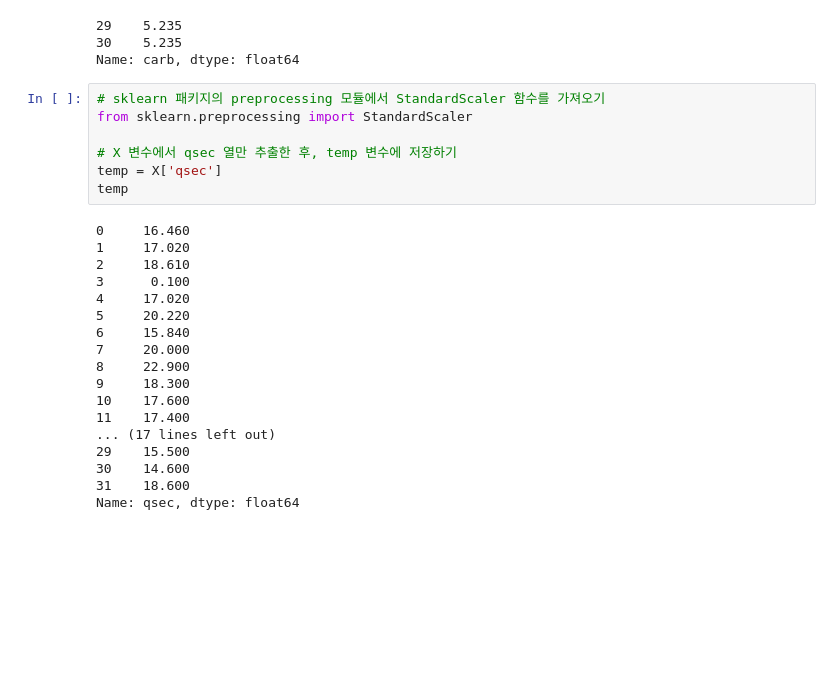
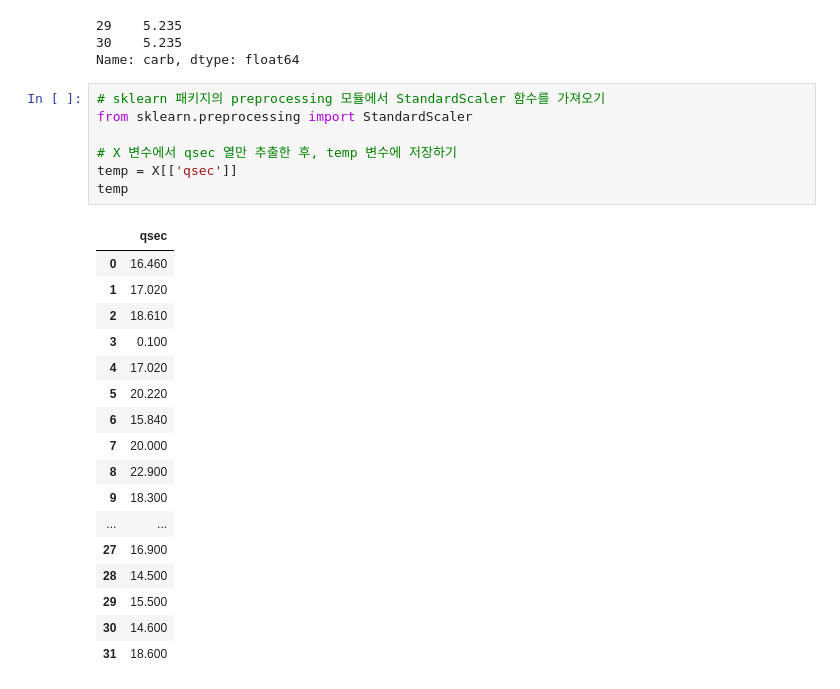
Before and after one commit to saparian0304/tjoeunacademy_test, a Jupyter notebook: jupyter/빅데이터분석기사_실기/3장파이썬으로데이터분석준비하기.ipynb, the cells around one changed output. Saved outputs shown, nothing was run; the diff lists cells and outputs as text; blank space fills up the shorter version.

```diff
--- a/jupyter/빅데이터분석기사_실기/3장파이썬으로데이터분석준비하기.ipynb
+++ b/jupyter/빅데이터분석기사_실기/3장파이썬으로데이터분석준비하기.ipynb
@@ -444,28 +444,28 @@ Name: carb, dtype: float64
 # %%
 # sklearn 패키지의 preprocessing 모듈에서 StandardScaler 함수를 가져오기
 from sklearn.preprocessing import StandardScaler
 
 # X 변수에서 qsec 열만 추출한 후, temp 변수에 저장하기
-temp = X['qsec']
+temp = X[['qsec']]
 temp
 # %% [output]
-0     16.460
-1     17.020
-2     18.610
-3      0.100
-4     17.020
-5     20.220
-6     15.840
-7     20.000
-8     22.900
-9     18.300
-10    17.600
-11    17.400
-... (17 lines left out)
-29    15.500
-30    14.600
-31    18.600
-Name: qsec, dtype: float64
+|  | qsec |
+| 0 | 16.460 |
+| 1 | 17.020 |
+| 2 | 18.610 |
+| 3 | 0.100 |
+| 4 | 17.020 |
+| 5 | 20.220 |
+| 6 | 15.840 |
+| 7 | 20.000 |
+| 8 | 22.900 |
+| 9 | 18.300 |
+| ... | ... |
+| 27 | 16.900 |
+| 28 | 14.500 |
+| 29 | 15.500 |
+| 30 | 14.600 |
+| 31 | 18.600 |
 # %%
 # StandardScaler 함수를 호출하여 표준 크기변환 기능을 갖는 scaler라는 객체 만들기
 scaler = StandardScaler()
```
Also changed, not shown: parts of 1 cell of this notebook, 4 other files.
